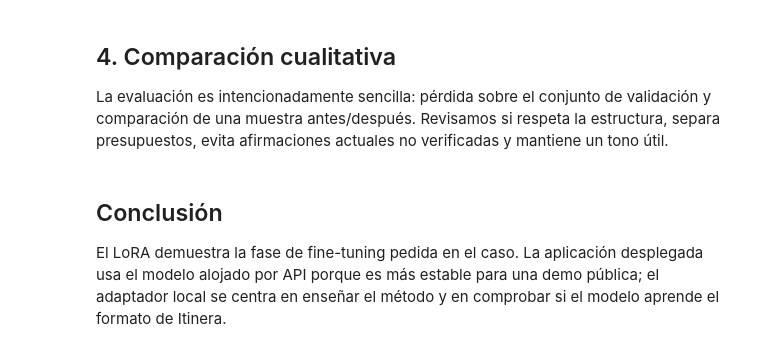
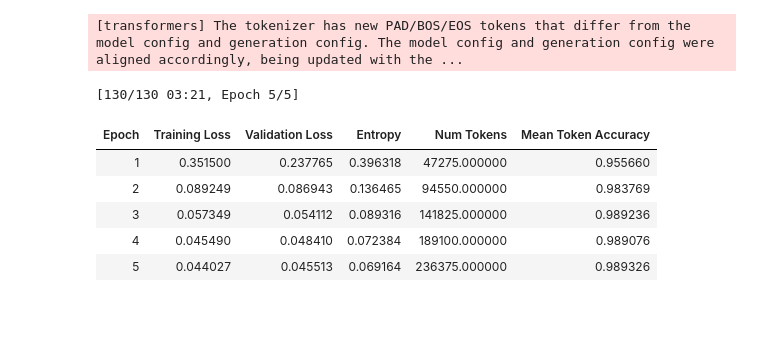
Before and after one commit to carlosgalan01/itinera, a Jupyter notebook: notebooks/Itinera_LoRA_FineTuning.ipynb, the cells around one changed output. Saved outputs shown, nothing was run; the diff lists cells and outputs as text; code cells hidden in the pictures; blank space fills up the shorter version.

```diff
--- a/notebooks/Itinera_LoRA_FineTuning.ipynb
+++ b/notebooks/Itinera_LoRA_FineTuning.ipynb
@@ -63,20 +99,19 @@ from transformers import AutoModelForCausalLM, AutoTokenizer
 
 MODEL_ID = 'Qwen/Qwen3-0.6B'
 tokenizer = AutoTokenizer.from_pretrained(MODEL_ID)
-model = AutoModelForCausalLM.from_pretrained(
-    MODEL_ID, torch_dtype=torch.float16, device_map='auto'
-)
+model = AutoModelForCausalLM.from_pretrained(MODEL_ID, dtype=torch.float16, device_map='auto')
 
 test_messages = [
-    {'role': 'system', 'content': 'Eres Itinera. Diseñas viajes claros, realistas y prudentes.'},
-    {'role': 'user', 'content': 'Organiza 2 días en Lisboa, con cultura y comida, 60 € por día.'},
+    {'role': 'system', 'content': 'Eres Itinera. Organizas viajes de forma clara, prudente y realista. Nunca inventes precios, horarios, disponibilidad ni sitios concretos si no se te han proporcionado.'},
+    {'role': 'user', 'content': 'Organiza 3 días en Lisboa. Me interesan cultura y gastronomía, tengo 70 € al día y quiero un ritmo tranquilo. No quiero ir con prisa y prefiero caminar.'},
 ]
+
 def generate(messages):
     text = tokenizer.apply_chat_template(messages, tokenize=False, add_generation_prompt=True, enable_thinking=False)
     inputs = tokenizer(text, return_tensors='pt').to(model.device)
     with torch.no_grad():
-        output = model.generate(**inputs, max_new_tokens=260, do_sample=False)
+        output = model.generate(**inputs, max_new_tokens=420, do_sample=False, repetition_penalty=1.08)
     return tokenizer.decode(output[0][inputs.input_ids.shape[1]:], skip_special_tokens=True)
 
 before = generate(test_messages)
-print('ANTES DEL AJUSTE\n', before)
+print('\nANTES DEL FINE_TUNING\n', before)
@@ -86,35 +140,39 @@ LoRA mantiene congelada la mayor parte del modelo y entrena adaptadores pequeño
 # %%
 from peft import LoraConfig
 from trl import SFTConfig, SFTTrainer
 
 peft_config = LoraConfig(
-    r=8, lora_alpha=16, lora_dropout=0.05,
+    r=16, lora_alpha=32, lora_dropout=0.05,
     target_modules=['q_proj', 'k_proj', 'v_proj', 'o_proj'],
     task_type='CAUSAL_LM',
 )
 training_args = SFTConfig(
     output_dir='/content/itinera-lora',
-    num_train_epochs=2,
+    num_train_epochs=5,
     per_device_train_batch_size=2,
-    gradient_accumulation_steps=4,
-    learning_rate=1e-4,
-    logging_steps=2,
+    gradient_accumulation_steps=2,
+    learning_rate=1.5e-4,
+    logging_steps=5,
     eval_strategy='epoch',
     save_strategy='epoch',
     max_length=768,
     fp16=True,
     report_to='none',
+    seed=42,
 )
 trainer = SFTTrainer(
-    model=model,
-    args=training_args,
-    train_dataset=dataset['train'],
-    eval_dataset=dataset['test'],
-    processing_class=tokenizer,
-    peft_config=peft_config,
+    model=model, args=training_args,
+    train_dataset=dataset['train'], eval_dataset=dataset['test'],
+    processing_class=tokenizer, peft_config=peft_config,
 )
 trainer.train()
 trainer.save_model('/content/itinera-lora/final')
+# %% [output]
+[transformers] The tokenizer has new PAD/BOS/EOS tokens that differ from the model config and generation config. The model config and generation config were aligned accordingly, being updated with the ...
+[130/130 03:21, Epoch 5/5]
+| Epoch | Training Loss | Validation Loss | Entropy | Num Tokens | Mean Token Accuracy |
+| 1 | 0.351500 | 0.237765 | 0.396318 | 47275.000000 | 0.955660 |
+| 2 | 0.089249 | 0.086943 | 0.136465 | 94550.000000 | 0.983769 |
+| 3 | 0.057349 | 0.054112 | 0.089316 | 141825.000000 | 0.989236 |
+| 4 | 0.045490 | 0.048410 | 0.072384 | 189100.000000 | 0.989076 |
+| 5 | 0.044027 | 0.045513 | 0.069164 | 236375.000000 | 0.989326 |
-# %% [markdown]
-## 4. Comparación cualitativa
-La evaluación es intencionadamente sencilla: pérdida sobre el conjunto de validación y comparación de una muestra antes/después. Revisamos si respeta la estructura, separa presupuestos, evita afirmaciones actuales no verificadas y mantiene un tono útil.
@@ -128,3 +178,0 @@ print('\nAdaptador guardado en /content/itinera-lora/final')
-# %% [markdown]
-## Conclusión
-El LoRA demuestra la fase de fine-tuning pedida en el caso. La aplicación desplegada usa el modelo alojado por API porque es más estable para una demo pública; el adaptador local se centra en enseñar el método y en comprobar si el modelo aprende el formato de Itinera.
```
Also changed, not shown: parts of 17 cells of this notebook, 5 other files.
